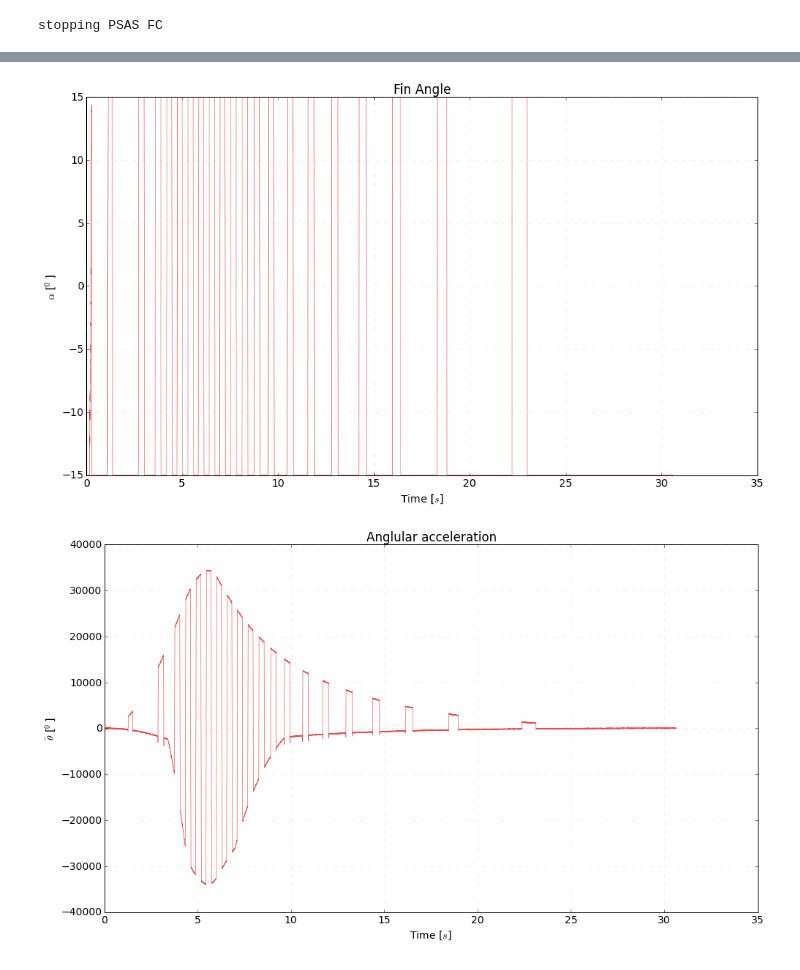
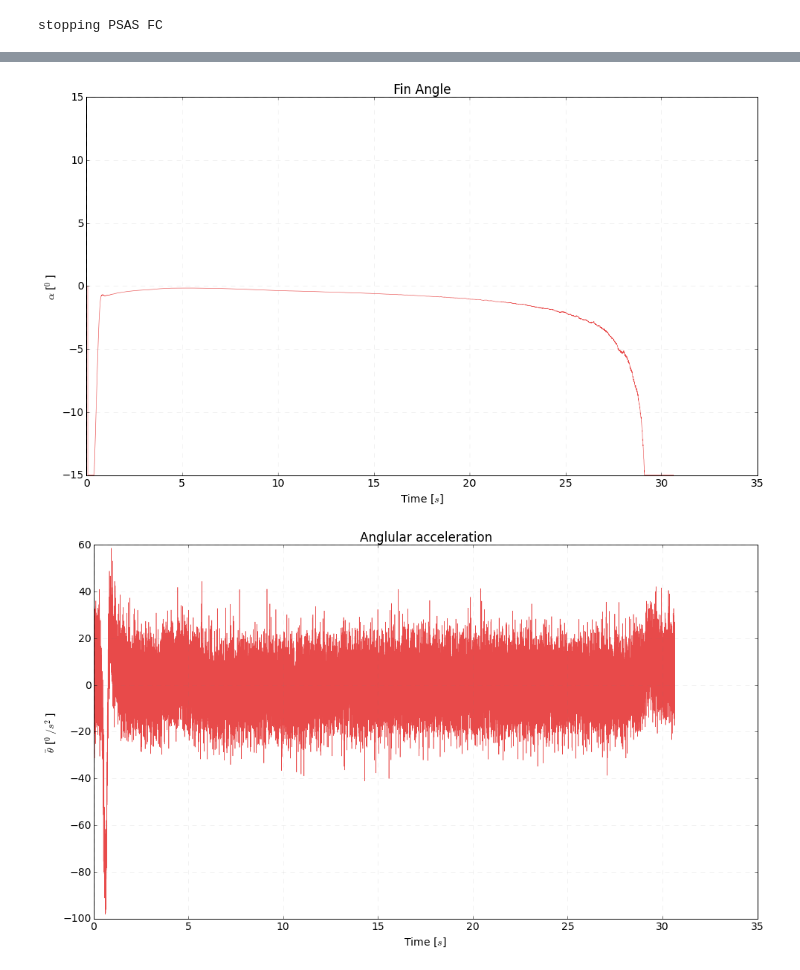
Before and after one commit to psas/Launch-12, a Jupyter notebook: simulation/roll-sim/software-in-the-loop.ipynb, the cells around one changed output, grey strips where cells are left out. Saved outputs shown, nothing was run; the diff lists cells and outputs as text; code cells hidden in the pictures.

```diff
--- a/simulation/roll-sim/software-in-the-loop.ipynb
+++ b/simulation/roll-sim/software-in-the-loop.ipynb
@@ -87,10 +87,13 @@ with closing(socket.socket(socket.AF_INET, socket.SOCK_DGRAM)) as sock:
 
             # compute angular acceleration based on finangle feedback and sim data
             aa = lv2.angular_accel(finangle*2, altitude[i], velocity[i], t)
+            aa = aa
 
             # add random, velcity dependent offset
-            aa = aa + random.gauss(velocity[i]/2, 50)
+            aa = aa + random.gauss(velocity[i], 10)
             #aa = 1
+            #if t > 4.2 and t < 4.5:
+            #    aa = 300
             angacc.append(aa)
 
             # Compute current roll rate, clamp to 400
@@ -203,12 +206,12 @@ fig.plot(fin_time, fin_angle)
 fig.ylim([-15,15])
 fig.show()
 # %% [output]
-[figure, old version]
+[figure, new version]
 # %%
-fig = utils.Plot(r"Anglular acceleration", "Time [$s$]", r"$\ddot\theta$ [${}^0$]")
+fig = utils.Plot(r"Anglular acceleration", "Time [$s$]", r"$\ddot\theta$ [${}^0/s^2$]")
 fig.plot(times, angacc)
 fig.show()
 # %% [output]
-[figure, old version]
+[figure, new version]
 # %%
 fig = utils.Plot(r"Angle", "Time [$s$]", r"$\theta$ [${}^0$]")
```
Also changed, not shown: parts of 4 cells of this notebook, 1 other file.
